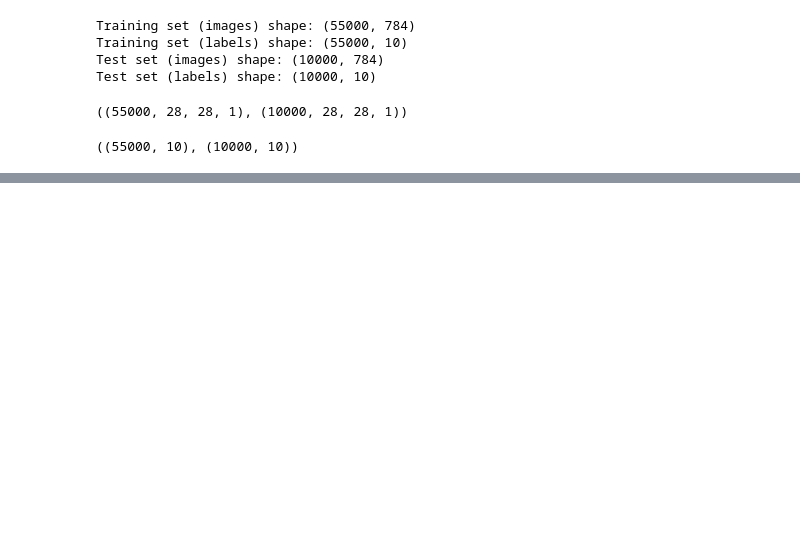
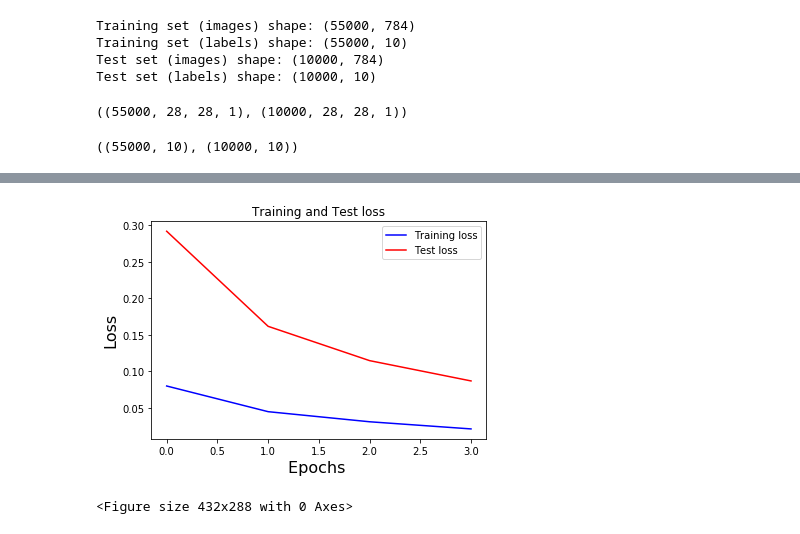
Before and after one commit to MahmoudHigazy/fashion-mnist, a Jupyter notebook: Fashion_MNIST.ipynb, the cells around one changed output, grey strips where cells are left out. Saved outputs shown, nothing was run; the diff lists cells and outputs as text; code cells hidden in the pictures; blank space fills up the shorter version.

```diff
--- a/Fashion_MNIST.ipynb
+++ b/Fashion_MNIST.ipynb
@@ -126,0 +198,35 @@ def maxpool2d(x, k=2):
+# %%
+with tf.Session() as sess:
+    sess.run(init)
+    train_loss = []
+    test_loss = []
+    train_accuracy = []
+    test_accuracy = []
+    summary_writer = tf.summary.FileWriter('./Output', sess.graph)
+    for i in range(training_iters):
+        for batch in range(len(train_X)//batch_size):
+            batch_x = train_X[batch*batch_size:min((batch+1)*batch_size,len(train_X))]
+            batch_y = train_y[batch*batch_size:min((batch+1)*batch_size,len(train_y))]
+            # Run optimization op (backprop).
+                # Calculate batch loss and accuracy
+            opt = sess.run(optimizer, feed_dict={x: batch_x,
+                                                              y: batch_y})
+            loss, acc = sess.run([cost, accuracy], feed_dict={x: batch_x,
+                                                              y: batch_y})
+        print("Iter " + str(i) + ", Loss= " + \
+                      "{:.6f}".format(loss) + ", Training Accuracy= " + \
+                      "{:.5f}".format(acc))
+        print("Optimization Finished!")
+
+        # Calculate accuracy for all 10000 mnist test images
+        test_acc,valid_loss = sess.run([accuracy,cost], feed_dict={x: test_X,y : test_y})
+        train_loss.append(loss)
+        test_loss.append(valid_loss)
+        train_accuracy.append(acc)
+        test_accuracy.append(test_acc)
+        print("Testing Accuracy:","{:.5f}".format(test_acc))
+
+        if acc >= 0.999:
+          print("Training accuracy reached 99.9%, stop training....")
+          break
+    summary_writer.close()
@@ -126,0 +247,12 @@ def maxpool2d(x, k=2):
+# %%
+plt.plot(range(len(train_loss)), train_loss, 'b', label='Training loss')
+plt.plot(range(len(train_loss)), test_loss, 'r', label='Test loss')
+plt.title('Training and Test loss')
+plt.xlabel('Epochs ',fontsize=16)
+plt.ylabel('Loss',fontsize=16)
+plt.legend()
+plt.figure()
+plt.show()
+# %% [output]
+[figure, added]
+<Figure size 432x288 with 0 Axes>
```
Also changed, not shown: parts of 13 cells of this notebook.
